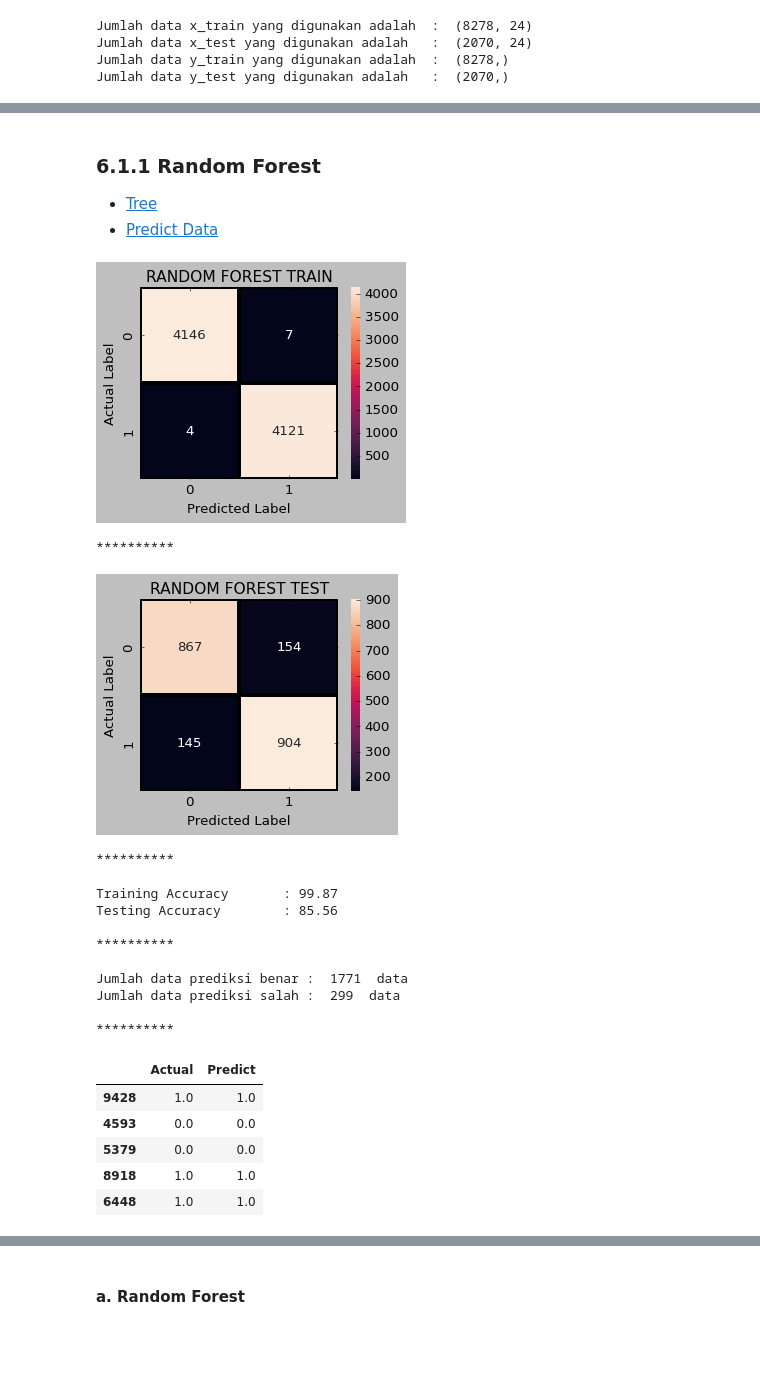
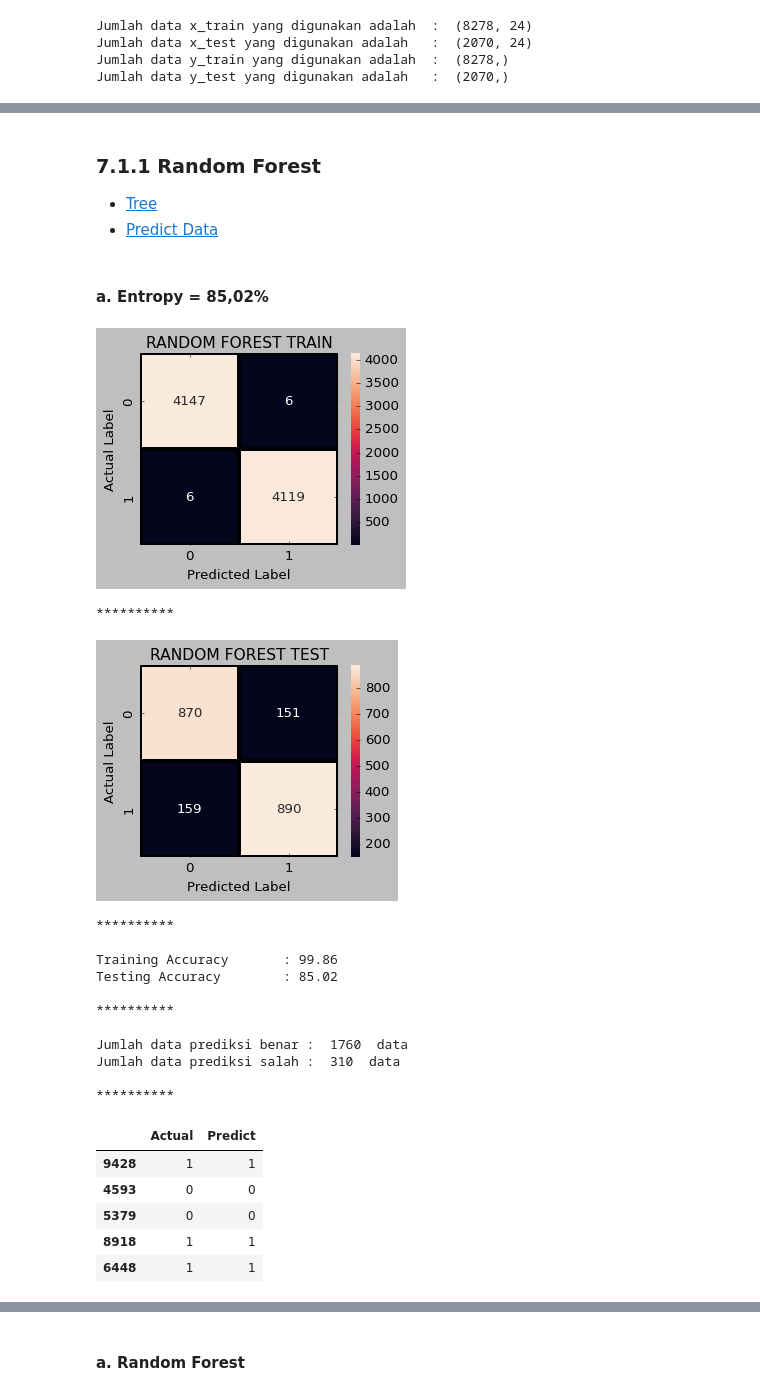
Before and after one commit to NabilahSharfina/TELCO-CUSTOMER-CHURN, a Jupyter notebook: Program_Klasifikasi_Churn.ipynb, the cells around one changed output, grey strips where cells are left out. Saved outputs shown, nothing was run; the diff lists cells and outputs as text; code cells hidden in the pictures; blank space fills up the shorter version.

```diff
--- a/Program_Klasifikasi_Churn.ipynb
+++ b/Program_Klasifikasi_Churn.ipynb
@@ -569,4 +606,12 @@ memory usage: 990.5 KB
 # %% [markdown]
 # E. Normalization
 [Data Preproc](https://coderzcolumn.com/tutorials/machine-learning/scikit-learn-sklearn-data-preprocessing)
+# %%
+# Define variable X (Independent variable / features set)
+X = enc_df.drop('Churn', axis=1)
+# axis=0 specifies that rows should be dropped.
+# axis=1 specifies that columns should be dropped.
+
+# Define variable y (Dependent variable / target set)
+Y = enc_df["Churn"]
 # %%
@@ -599,13 +644,5 @@ Text(0.5, 1.0, 'After Scalling')
 # %% [markdown]
 # F. SMOTE
-# %%
-# Define variable X (Independent variable / features set)
-X = normalisasi.drop('Churn', axis=1)
-# axis=0 specifies that rows should be dropped.
-# axis=1 specifies that columns should be dropped.
-
-# Define variable y (Dependent variable / target set)
-Y = normalisasi["Churn"]
 # %%
 # Define SMOTE Data Train
 smote = SMOTE()
@@ -705,0 +772,27 @@ def classification_matrix (aktual, prediksi, name):
+# %%
+n_estimators = [100, 200, 300, 500]
+train_results = []
+test_results = []
+
+for estimator in n_estimators:
+   gini_rf = RandomForestClassifier(criterion='gini', random_state=0, n_estimators=estimator, n_jobs=-1)
+   gini_rf.fit(X_train, Y_train)
+
+   x_pred_gini = gini_rf.predict(X_train)
+   false_positive_rate, true_positive_rate, thresholds = roc_curve(Y_train, x_pred_gini)
+   roc_auc = auc(false_positive_rate, true_positive_rate)
+   train_results.append(roc_auc)
+
+   y_pred_gini = gini_rf.predict(X_test)
+   false_positive_rate, true_positive_rate, thresholds = roc_curve(Y_test, y_pred_gini)
+   roc_auc = auc(false_positive_rate, true_positive_rate)
+   test_results.append(roc_auc)
+
+from matplotlib.legend_handler import HandlerLine2D
+
+line1, = plt.plot(n_estimators, train_results, "b", label="Train AUC")
+line2, = plt.plot(n_estimators, test_results, "r", label="Test AUC")
+plt.legend(handler_map={line1: HandlerLine2D(numpoints=2)})
+plt.ylabel("AUC score")
+plt.xlabel("n_estimators")
+plt.show()
@@ -706,9 +801,11 @@ def classification_matrix (aktual, prediksi, name):
 # %% [markdown]
-### 6.1.1 Random Forest
+### 7.1.1 Random Forest
 * [Tree](https://stackabuse.com/random-forest-algorithm-with-python-and-scikit-learn/)
 * [Predict Data](https://data36.com/random-forest-in-python/)
+# %% [markdown]
+#### a. Entropy = 85,02%
 # %%
-model_rfc = RandomForestClassifier()
+model_rfc = RandomForestClassifier(n_estimators=100, criterion='entropy')
 model_rfc.fit(X_train, Y_train)
 
 pred_train_rfc = model_rfc.predict(X_train)
@@ -742,51 +839,51 @@ sns.heatmap(
            )
 
 plt.title("RANDOM FOREST TEST", fontsize=14)
 plt.xlabel('Predicted Label')
 plt.ylabel('Actual Label')
 plt.show()
 
 print("\n**********\n")
 
 # Check accuracy score
 print("Training Accuracy\t: {0:.2f}".format(model_rfc.score(X_train, Y_train) * 100))
 print("Testing Accuracy\t: {0:.2f}".format(model_rfc.score(X_test, Y_test) * 100))
 
 print("\n**********\n")
 
 #Compute performance manually
 prediksiBenar = (pred_test_rfc == Y_test).sum()
 prediksiSalah = (pred_test_rfc != Y_test).sum()
 
 print("Jumlah data prediksi benar : ", prediksiBenar, " data")
 print("Jumlah data prediksi salah : ", prediksiSalah, " data")
 
 print("\n**********\n")
 
 # Membuat dataframe baru untuk membandingkan data test dengan data prediksi
 data = pd.DataFrame({'Actual': Y_test, 'Predict': pred_test_rfc})
 data.head()
 # %% [output]
 [figure]
 **********
-[figure, old version]
+[figure, new version]
 **********
 
-Training Accuracy       : 99.87
-Testing Accuracy        : 85.56
+Training Accuracy       : 99.86
+Testing Accuracy        : 85.02
 
 **********
 
-Jumlah data prediksi benar :  1771  data
-Jumlah data prediksi salah :  299  data
+Jumlah data prediksi benar :  1760  data
+Jumlah data prediksi salah :  310  data
 
 **********
 |  | Actual | Predict |
-| 9428 | 1.0 | 1.0 |
-| 4593 | 0.0 | 0.0 |
-| 5379 | 0.0 | 0.0 |
-| 8918 | 1.0 | 1.0 |
-| 6448 | 1.0 | 1.0 |
+| 9428 | 1 | 1 |
+| 4593 | 0 | 0 |
+| 5379 | 0 | 0 |
+| 8918 | 1 | 1 |
+| 6448 | 1 | 1 |
 # %%
 classification_matrix(Y_train, pred_train_rfc, 'Random Forest Training')
 # %% [output]
```
Also changed, not shown: parts of 80 cells of this notebook.
